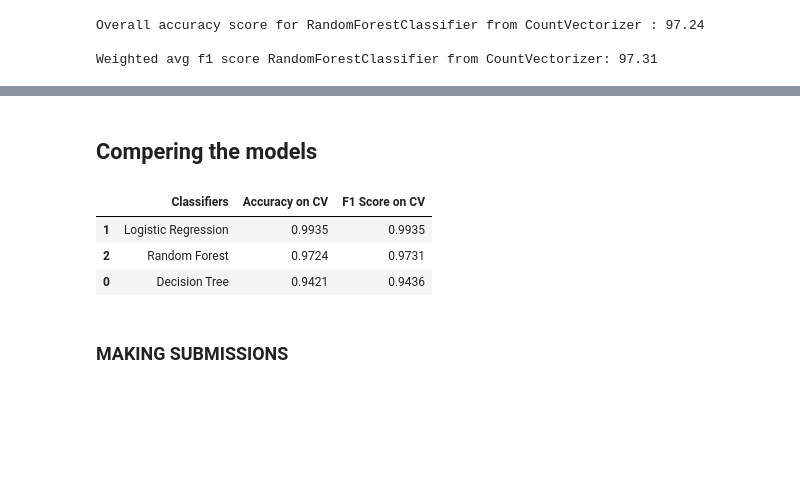
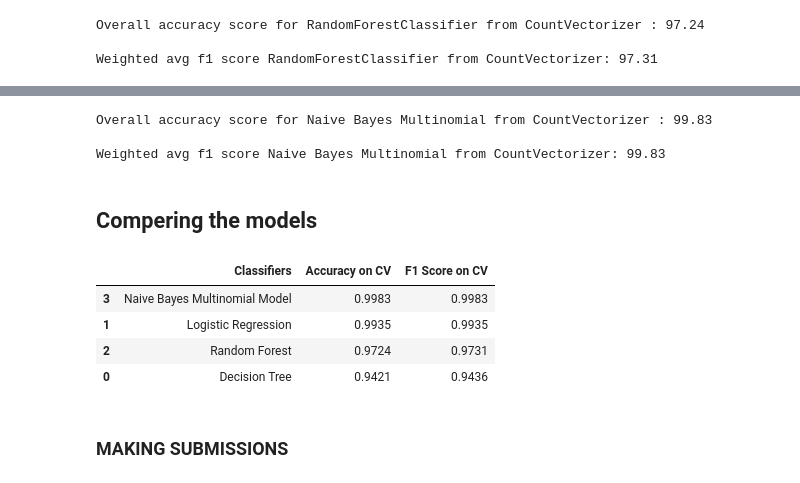
Before and after one commit to MabotseSelamolela/EDSA-2021-Classification-Hackation, a Jupyter notebook: Untitled2.ipynb, the cells around one changed output, grey strips where cells are left out. Cells and saved outputs as stored; diff of their text form; code cells hidden in the pictures; blank space fills up the shorter version.

```diff
--- a/Untitled2.ipynb
+++ b/Untitled2.ipynb
@@ -383,0 +386,17 @@ Weighted avg f1 score RandomForestClassifier from CountVectorizer: 97.31
+# %%
+#Naive Bayes Multinomial
+nbm_tfidf = Pipeline([('tfidf', TfidfVectorizer()),('nbm', MultinomialNB()),])
+nbm_count = Pipeline([('CountVec',  CountVectorizer(analyzer = 'word',
+                             tokenizer = None,
+                             preprocessor = None,
+                             stop_words = None,
+                             max_features = 180000,
+                             min_df = 1,
+                             ngram_range = (1,3)
+                            )),('nbm', MultinomialNB()),])
+
+nbm_tfidf.fit(X_train, y_train)
+nbm_count.fit(X_train, y_train)
+
+nbm_prediction_cv = nbm_count.predict(X_val) # NaiveBayesMultinomial predictions
+print('\nNaive Bayes Multinomial Model\n', classification_report(y_val, nbm_prediction_cv))
@@ -384,15 +422,29 @@ Weighted avg f1 score RandomForestClassifier from CountVectorizer: 97.31
+# %%
+# Print the overall model performanceLsvc_prediction_cv
+nbm_acc_vec = round(accuracy_score(y_val, nbm_prediction_cv), 4)
+print(f'\nOverall accuracy score for Naive Bayes Multinomial from CountVectorizer : {round(nbm_acc_vec*100, 4)}')
+nbm_f1_vec = round(f1_score(y_val, nbm_prediction_cv, average="weighted"), 4)
+print(f'\nWeighted avg f1 score Naive Bayes Multinomial from CountVectorizer: {round(nbm_f1_vec*100, 4)}')
+# %% [output]
+Overall accuracy score for Naive Bayes Multinomial from CountVectorizer : 99.83
+
+Weighted avg f1 score Naive Bayes Multinomial from CountVectorizer: 99.83
 # %% [markdown]
 ## Compering the models
 # %%
 # Creating a dataframe with our models and their performances metrics
-classifier_scores = {'Classifiers':['Decision Tree', 'Logistic Regression','Random Forest'],
-                    'Accuracy on CV':[tree_prediction_acc_vec, logreg_acc_vec, random_forest_acc_vec,],
-                     'F1 Score on CV':[tree_prediction_f1_vec, logreg_f1_vec, random_forest_f1_vec,]}
+classifier_scores = {'Classifiers':['Decision Tree', 'Logistic Regression','Random Forest',
+                                    'Naive Bayes Multinomial Model'],
+                    'Accuracy on CV':[tree_prediction_acc_vec, logreg_acc_vec, random_forest_acc_vec,
+                                     nbm_acc_vec],
+                     'F1 Score on CV':[tree_prediction_f1_vec, logreg_f1_vec, random_forest_f1_vec,
+                                      nbm_f1_vec]}
 df = pd.DataFrame(classifier_scores)
 df.sort_values(by=['F1 Score on CV'],ascending=False, inplace = True)
 df
 # %% [output]
 |  | Classifiers | Accuracy on CV | F1 Score on CV |
+| 3 | Naive Bayes Multinomial Model | 0.9983 | 0.9983 |
 | 1 | Logistic Regression | 0.9935 | 0.9935 |
 | 2 | Random Forest | 0.9724 | 0.9731 |
 | 0 | Decision Tree | 0.9421 | 0.9436 |
```
Also changed, not shown: parts of 6 cells of this notebook.
